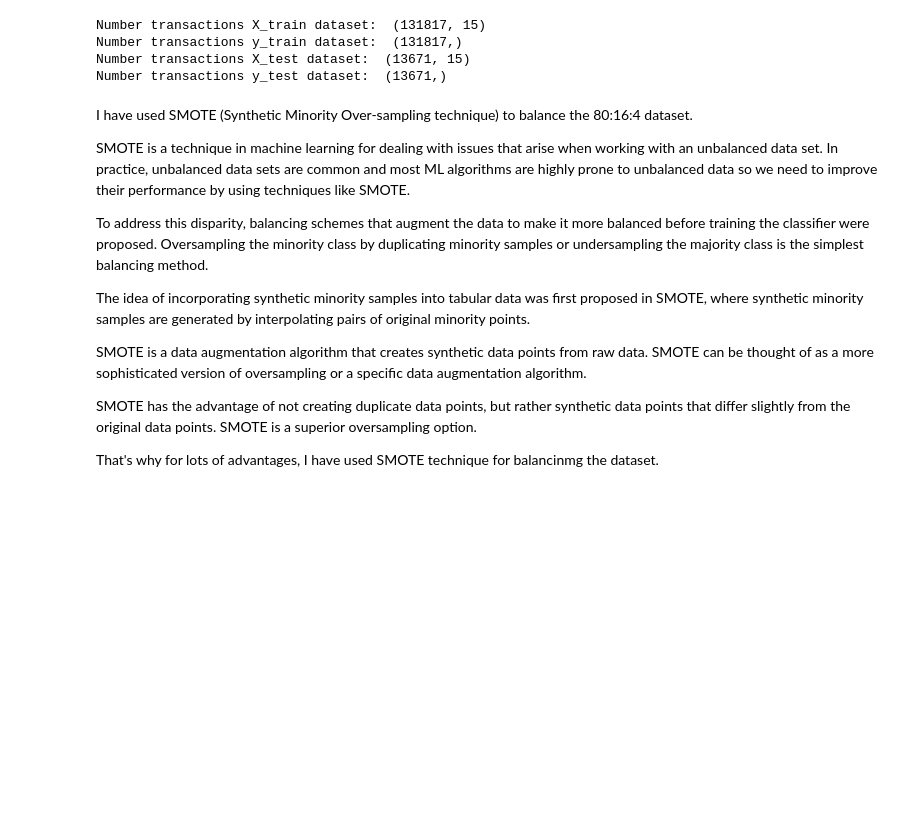
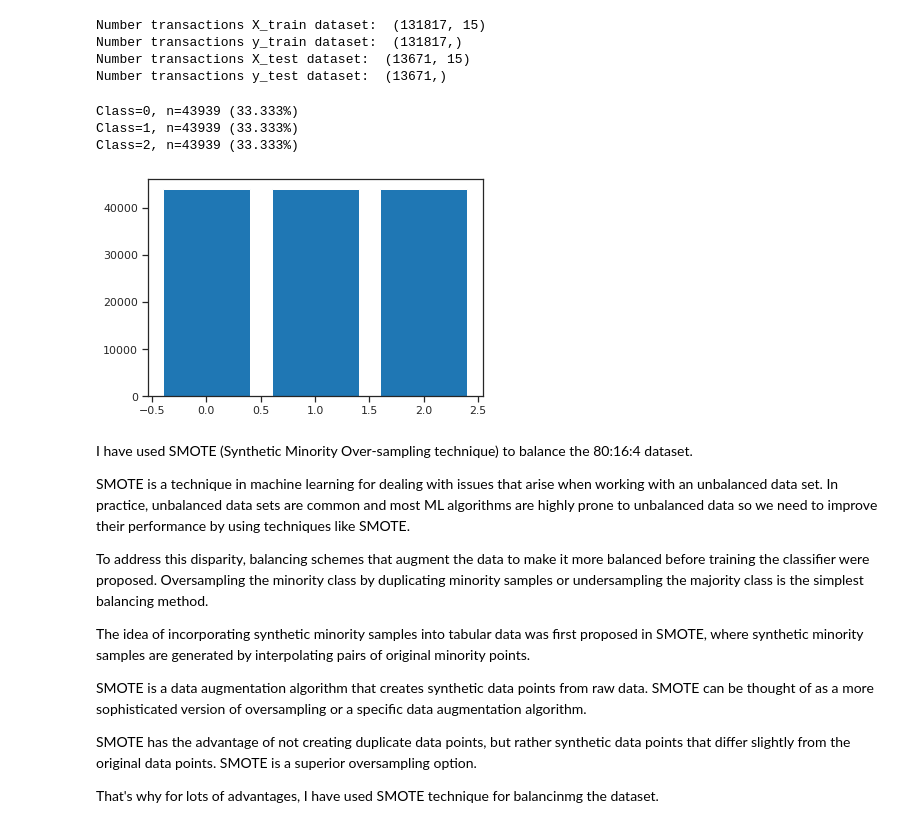
Before and after one commit to abhinav4201/Classification-Email-Campaign-Effectiveness-Prediction, a Jupyter notebook: Email_Campaign_Effectiveness_Prediction_capstone_3.ipynb, the cells around one changed output. Saved outputs shown, nothing was run; the diff lists cells and outputs as text; code cells hidden in the pictures; blank space fills up the shorter version.

Commit message:
completed model training

```diff
--- a/Email_Campaign_Effectiveness_Prediction_capstone_3.ipynb
+++ b/Email_Campaign_Effectiveness_Prediction_capstone_3.ipynb
@@ -2083,6 +2094,21 @@ Number transactions X_train dataset:  (131817, 15)
 Number transactions y_train dataset:  (131817,)
 Number transactions X_test dataset:  (13671, 15)
 Number transactions y_test dataset:  (13671,)
+# %%
+#visualization of resampled data
+from collections import Counter
+counter = Counter(y_train)
+for key,value in counter.items():
+  per = value / len(y_train) * 100
+  print('Class=%d, n=%d (%.3f%%)' % (key, value, per))
+# plot the distribution
+plt.bar(counter.keys(), counter.values())
+plt.show()
+# %% [output]
+Class=0, n=43939 (33.333%)
+Class=1, n=43939 (33.333%)
+Class=2, n=43939 (33.333%)
+[figure, added]
 # %% [markdown]
 I have used SMOTE (Synthetic Minority Over-sampling technique) to balance the 80:16:4 dataset.
 
```
Also changed, not shown: parts of 84 cells of this notebook.
